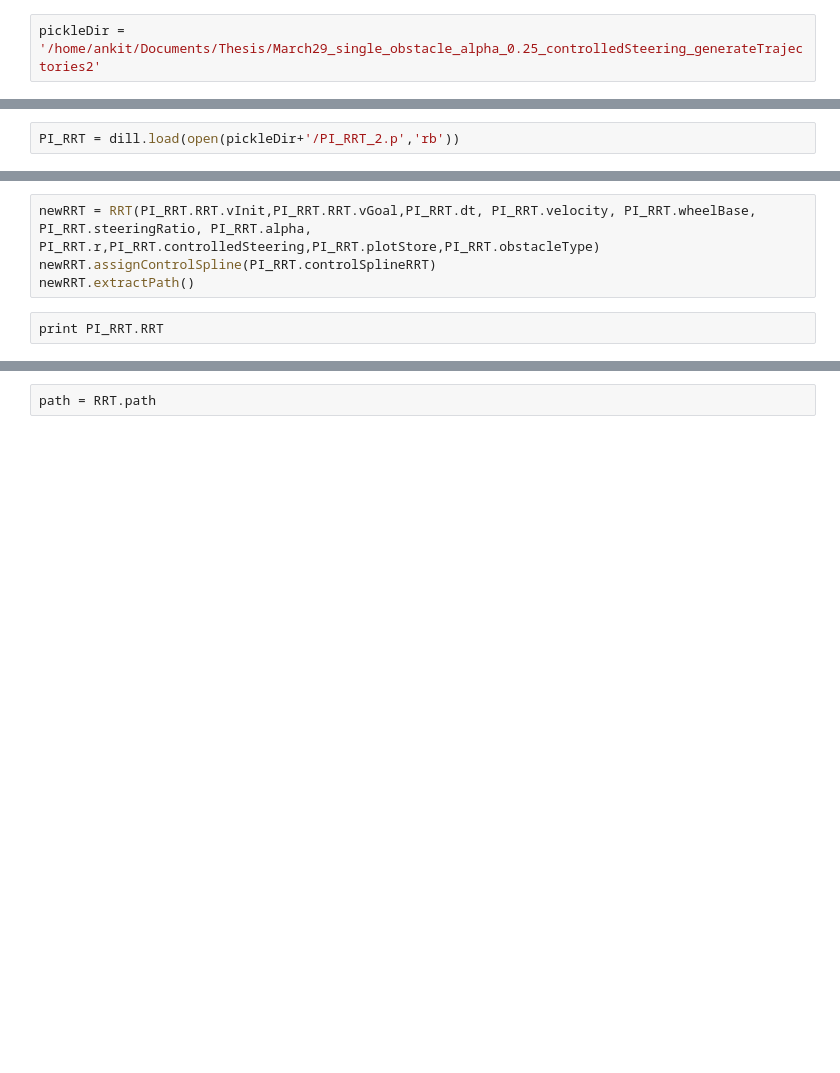
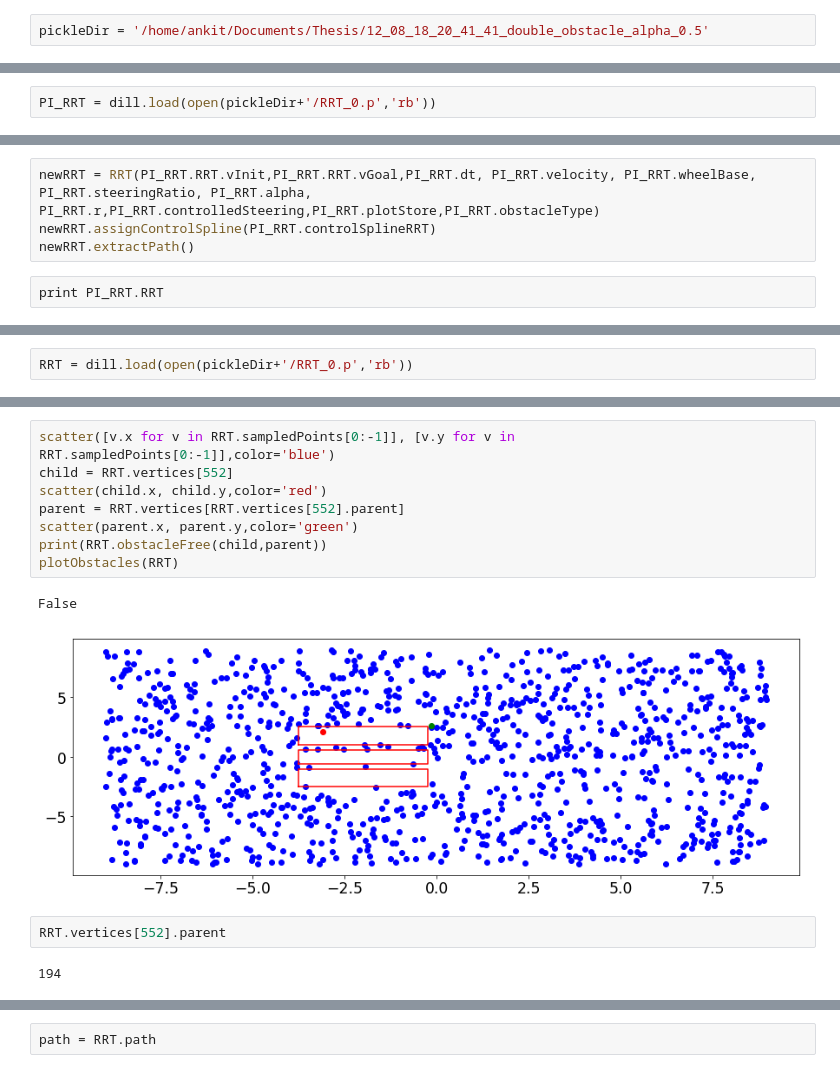
Before and after one commit to ankitkaushik/StochasticOptimalControl, a Jupyter notebook: PI_RRT.ipynb, the cells around one changed output, grey strips where cells are left out. Cells and saved outputs as stored; diff of their text form; blank space fills up the shorter version.

```diff
--- a/PI_RRT.ipynb
+++ b/PI_RRT.ipynb
@@ -312,7 +293,7 @@ plotRRTVertices(pi_rrt.RRT)
 # %%
 import dill
 # %%
-pickleDir = '/home/ankit/Documents/Thesis/March29_single_obstacle_alpha_0.25_controlledSteering_generateTrajectories2'
+pickleDir = '/home/ankit/Documents/Thesis/12_08_18_20_41_41_double_obstacle_alpha_0.5'
 # %% [markdown]
 # Get ranges of U and t
 # %%
@@ -329,5 +310,5 @@ for pik in sorted(glob.glob(pickleDir+'/*.p'),key=lambda name: int(name.split('_
 # %%
-PI_RRT = dill.load(open(pickleDir+'/PI_RRT_2.p','rb'))
+PI_RRT = dill.load(open(pickleDir+'/RRT_0.p','rb'))
 # %%
 plotObstacles(PI_RRT.RRT)
 plotPath(PI_RRT.RRT.path)
@@ -614,0 +595,2 @@ print PI_RRT.RRT
+# %%
+RRT = dill.load(open(pickleDir+'/RRT_0.p','rb'))
@@ -614,0 +617,15 @@ print PI_RRT.RRT
+# %%
+scatter([v.x for v in RRT.sampledPoints[0:-1]], [v.y for v in RRT.sampledPoints[0:-1]],color='blue')
+child = RRT.vertices[552]
+scatter(child.x, child.y,color='red')
+parent = RRT.vertices[RRT.vertices[552].parent]
+scatter(parent.x, parent.y,color='green')
+print(RRT.obstacleFree(child,parent))
+plotObstacles(RRT)
+# %% [output]
+False
+[figure, added]
+# %%
+RRT.vertices[552].parent
+# %% [output]
+194
```
Also changed, not shown: parts of 18 cells of this notebook, 8 other files.
